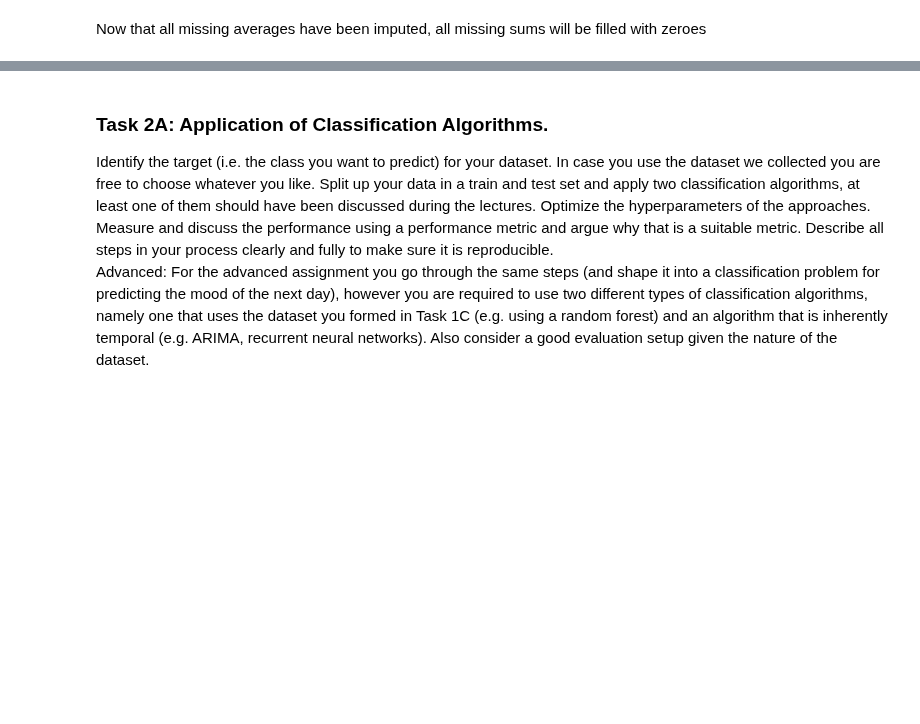
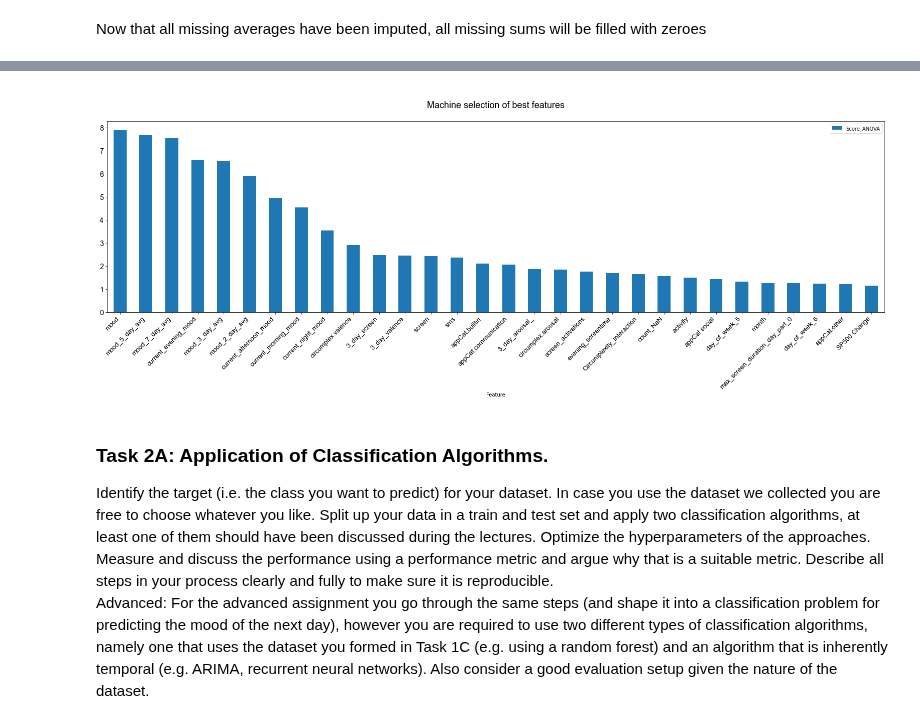
Before and after one commit to moosmiddelkoop/DMT-1, a Jupyter notebook: Assignment_1.ipynb, the cells around one changed output, grey strips where cells are left out. Drawn from its saved outputs; the diff is of its cells as text; code cells hidden in the pictures; blank space fills up the shorter version.

```diff
--- a/Assignment_1.ipynb
+++ b/Assignment_1.ipynb
@@ -561,33 +596,43 @@ if SHOW:
 # %%
 ### Feature Selection
-SHOW = False
+SHOW = True
+
+final_features = pd.read_csv('data/final.csv', index_col = 0)
+# final_features = final_features.drop(columns=['Unnamed: 0'])
+
+X = final_features.drop(columns=['next_day_mood', 'date'])
+
+# round the mood values to the nearest integer
+y = final_features['next_day_mood']
 
 # Feature Selection: Machine Selection
 from sklearn.feature_selection import SelectKBest
 from sklearn.feature_selection import chi2, f_classif
 
-featureScores = pd.DataFrame(final_features.columns)
+featureScores = pd.DataFrame(X.columns)
 
 def feature_selection(score_func):
-    bestfeatures_f = SelectKBest(score_func = score_func, k=30)
-    fit = bestfeatures_f.fit(final_features,target)
+    bestfeatures_f = SelectKBest(score_func = score_func, k=40)
+    fit = bestfeatures_f.fit(X,y)
     featureScores[str(score_func)] = fit.scores_
 
 feature_selection(f_classif)
 featureScores.columns =  ['Feature','Score_ANOVA']
 
 if SHOW:
     # Visualization of Machine Selection
     %matplotlib inline
     arfont = {'fontname':'Arial'}
     top = featureScores.nlargest(30,'Score_ANOVA')
     top = top.set_index('Feature')
     top.plot(kind = 'bar',figsize = (20,7), color = "#1f77b4")
     plt.title('\nMachine selection of best features\n', size = 18, **arfont)
     plt.xticks(rotation=45,ha="right", size = 13, **arfont)
     plt.yticks(size = 14,**arfont)
     plt.subplots_adjust(right=1.2)
     plt.show()
+# %% [output]
+[figure, added]
 # %% [markdown]
 ### Task 2A: Application of Classification Algorithms.
 
```
Also changed, not shown: parts of 8 cells of this notebook, 7 other files.
